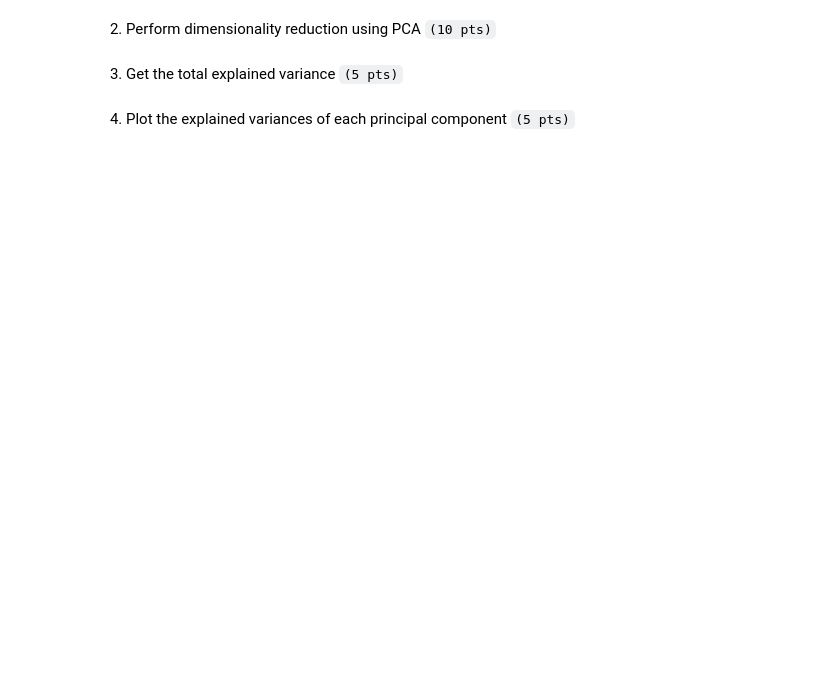
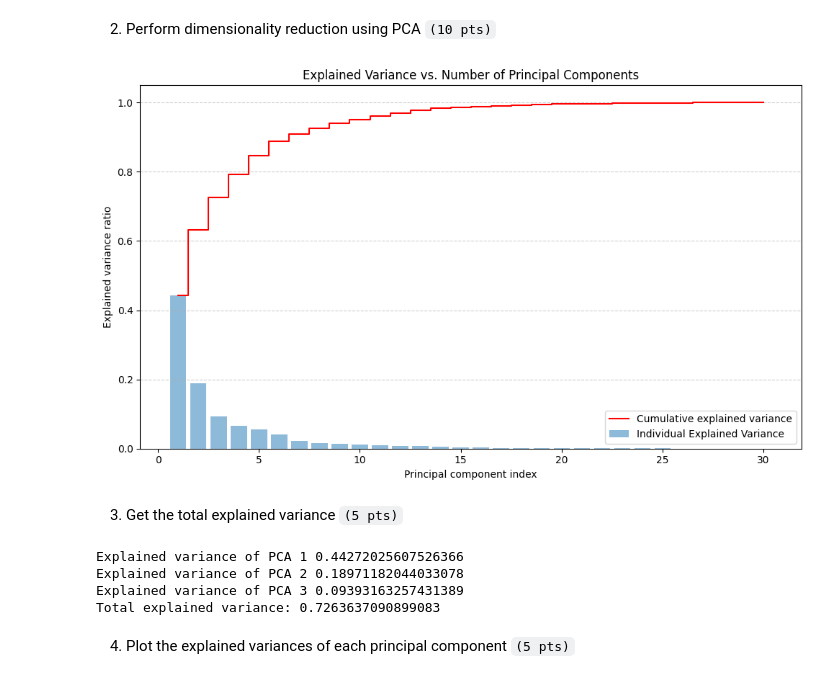
Before and after one commit to xRomory/CCADMACL_EXERCISES_COM231ML, a Jupyter notebook: exercise_4b/deveraca_exercise_4b.ipynb, the cells around one changed output. Cells and saved outputs as stored; diff of their text form; code cells hidden in the pictures; blank space fills up the shorter version.

```diff
--- a/exercise_4b/deveraca_exercise_4b.ipynb
+++ b/exercise_4b/deveraca_exercise_4b.ipynb
@@ -45,0 +54,6 @@ X = df.drop('target', axis=1)
+# %%
+scaler = StandardScaler()
+X_scaled_features = scaler.fit_transform(X)
+
+scaled_df = pd.DataFrame(X_scaled_features, columns=X.columns)
+scaled_df.head()
@@ -49,0 +70,34 @@ X = df.drop('target', axis=1)
+# %%
+# Find the optimal value of n_components
+pca_test = PCA()
+pca_test.fit(X_scaled_features)
+
+calculate_explained_variance = pca_test.explained_variance_ratio_
+cum_sum_eigenvalues = np.cumsum(calculate_explained_variance)
+
+plt.figure(figsize=(10, 6))
+plt.bar(
+    range(1, len(calculate_explained_variance) + 1),
+    calculate_explained_variance,
+    alpha=0.5,
+    align="center",
+    label="Individual Explained Variance"
+)
+
+plt.step(
+    range(1, len(cum_sum_eigenvalues) + 1),
+    cum_sum_eigenvalues,
+    where='mid',
+    label='Cumulative explained variance',
+    color='red'
+)
+
+plt.ylabel('Explained variance ratio')
+plt.xlabel('Principal component index')
+plt.title('Explained Variance vs. Number of Principal Components')
+plt.legend(loc='best')
+plt.grid(axis='y', linestyle='--', alpha=0.6)
+plt.tight_layout()
+plt.show()
+# %% [output]
+[figure, added]
@@ -54,2 +109,20 @@ X = df.drop('target', axis=1)
+# %%
+explained_variance = pca.explained_variance_ratio_
+
+PC1_explained_variance = explained_variance[0]
+print("Explained variance of PCA 1", PC1_explained_variance)
+
+PC2_explained_variance = explained_variance[1]
+print("Explained variance of PCA 2", PC2_explained_variance)
+
+PC3_explained_variance = explained_variance[2]
+print("Explained variance of PCA 3", PC3_explained_variance)
+
+print("Total explained variance:", explained_variance.sum())
+# %% [output]
+Explained variance of PCA 1 0.44272025607526366
+Explained variance of PCA 2 0.18971182044033078
+Explained variance of PCA 3 0.09393163257431389
+Total explained variance: 0.7263637090899083
 # %% [markdown]
 4. Plot the explained variances of each principal component `(5 pts)`
```
Also changed, not shown: parts of 8 cells of this notebook.
